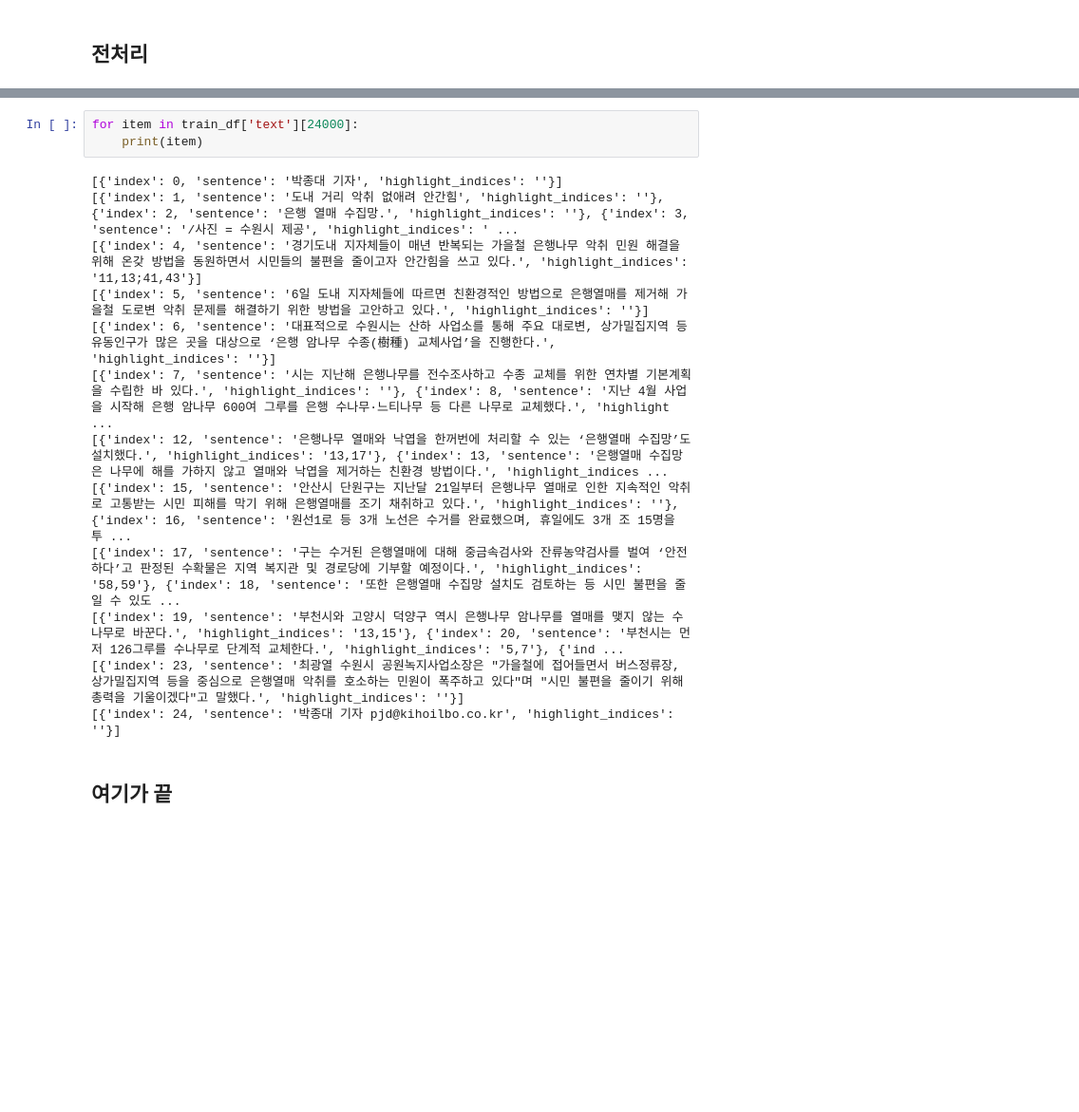
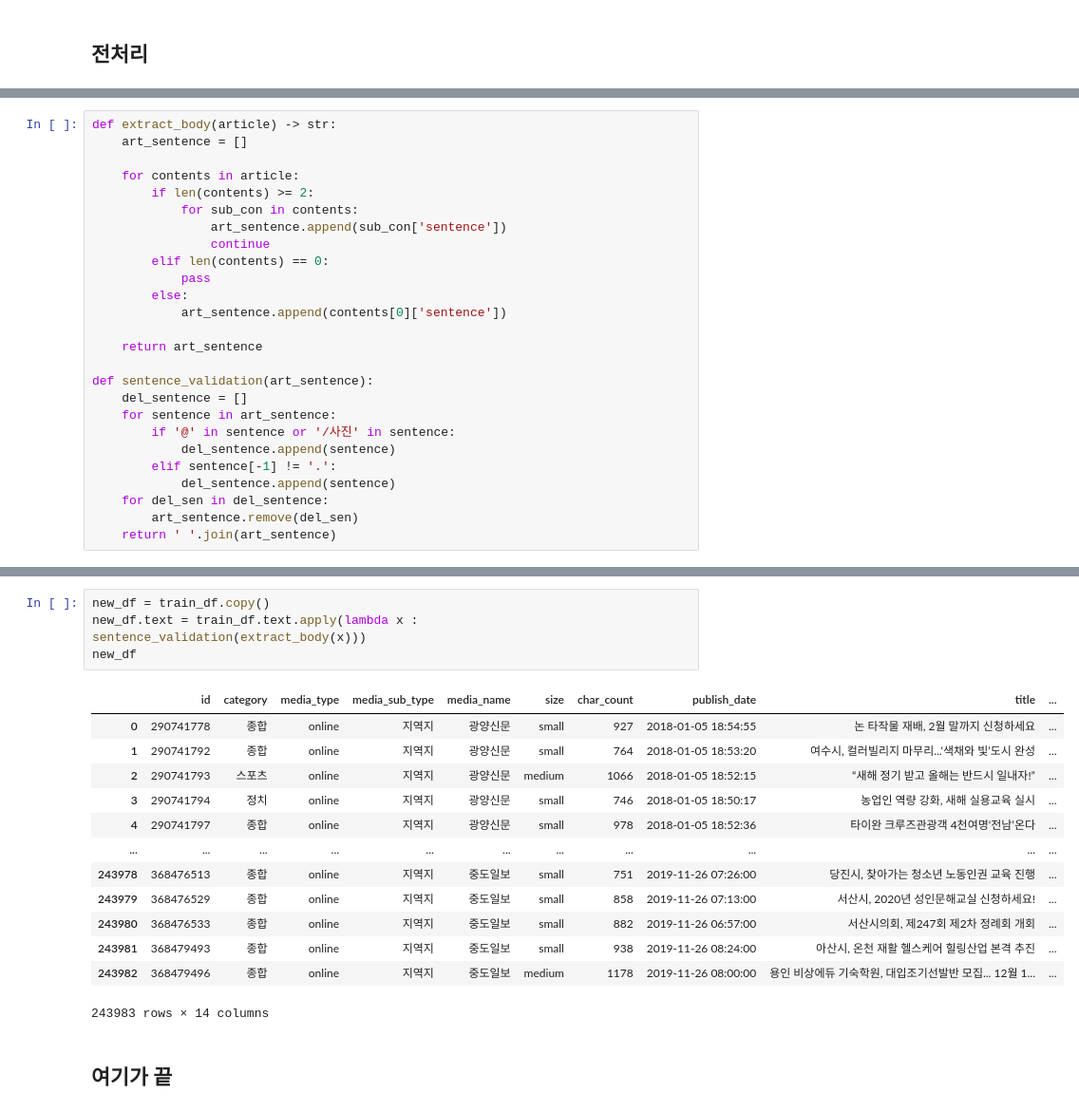
Before and after one commit to galaxyhm/Shortzip, a Jupyter notebook: practice_dowon.ipynb, the cells around one changed output, grey strips where cells are left out. Shown: that part at 95% size. Drawn from its saved outputs; the diff is of its cells as text; blank space fills up the shorter version.

Commit message:
전처리 모듈 수정 extract_body, sentence_validation

```diff
--- a/practice_dowon.ipynb
+++ b/practice_dowon.ipynb
@@ -156 +115,27 @@ def extract_body(article) -> str:
+# %%
+def extract_body(article) -> str:
+    art_sentence = []
+
+    for contents in article:
+        if len(contents) >= 2:
+            for sub_con in contents:
+                art_sentence.append(sub_con['sentence'])
+                continue
+        elif len(contents) == 0:
+            pass
+        else:
+            art_sentence.append(contents[0]['sentence'])
+
+    return art_sentence
+
+def sentence_validation(art_sentence):
+    del_sentence = []
+    for sentence in art_sentence:
+        if '@' in sentence or '/사진' in sentence:
+            del_sentence.append(sentence)
+        elif sentence[-1] != '.':
+            del_sentence.append(sentence)
+    for del_sen in del_sentence:
+        art_sentence.remove(del_sen)
+    return ' '.join(art_sentence)
 # %%
@@ -178,18 +146,20 @@ sentence_list
-# %%
-for item in train_df['text'][24000]:
-    print(item)
-# %% [output]
-[{'index': 0, 'sentence': '박종대 기자', 'highlight_indices': ''}]
-[{'index': 1, 'sentence': '도내 거리 악취 없애려 안간힘', 'highlight_indices': ''}, {'index': 2, 'sentence': '은행 열매 수집망.', 'highlight_indices': ''}, {'index': 3, 'sentence': '/사진 = 수원시 제공', 'highlight_indices': ' ...
-[{'index': 4, 'sentence': '경기도내 지자체들이 매년 반복되는 가을철 은행나무 악취 민원 해결을 위해 온갖 방법을 동원하면서 시민들의 불편을 줄이고자 안간힘을 쓰고 있다.', 'highlight_indices': '11,13;41,43'}]
-[{'index': 5, 'sentence': '6일 도내 지자체들에 따르면 친환경적인 방법으로 은행열매를 제거해 가을철 도로변 악취 문제를 해결하기 위한 방법을 고안하고 있다.', 'highlight_indices': ''}]
-[{'index': 6, 'sentence': '대표적으로 수원시는 산하 사업소를 통해 주요 대로변, 상가밀집지역 등 유동인구가 많은 곳을 대상으로 ‘은행 암나무 수종(樹種) 교체사업’을 진행한다.', 'highlight_indices': ''}]
-[{'index': 7, 'sentence': '시는 지난해 은행나무를 전수조사하고 수종 교체를 위한 연차별 기본계획을 수립한 바 있다.', 'highlight_indices': ''}, {'index': 8, 'sentence': '지난 4월 사업을 시작해 은행 암나무 600여 그루를 은행 수나무·느티나무 등 다른 나무로 교체했다.', 'highlight ...
-[{'index': 12, 'sentence': '은행나무 열매와 낙엽을 한꺼번에 처리할 수 있는 ‘은행열매 수집망’도 설치했다.', 'highlight_indices': '13,17'}, {'index': 13, 'sentence': '은행열매 수집망은 나무에 해를 가하지 않고 열매와 낙엽을 제거하는 친환경 방법이다.', 'highlight_indices ...
-[{'index': 15, 'sentence': '안산시 단원구는 지난달 21일부터 은행나무 열매로 인한 지속적인 악취로 고통받는 시민 피해를 막기 위해 은행열매를 조기 채취하고 있다.', 'highlight_indices': ''}, {'index': 16, 'sentence': '원선1로 등 3개 노선은 수거를 완료했으며, 휴일에도 3개 조 15명을 투 ...
-[{'index': 17, 'sentence': '구는 수거된 은행열매에 대해 중금속검사와 잔류농약검사를 벌여 ‘안전하다’고 판정된 수확물은 지역 복지관 및 경로당에 기부할 예정이다.', 'highlight_indices': '58,59'}, {'index': 18, 'sentence': '또한 은행열매 수집망 설치도 검토하는 등 시민 불편을 줄일 수 있도 ...
-[{'index': 19, 'sentence': '부천시와 고양시 덕양구 역시 은행나무 암나무를 열매를 맺지 않는 수나무로 바꾼다.', 'highlight_indices': '13,15'}, {'index': 20, 'sentence': '부천시는 먼저 126그루를 수나무로 단계적 교체한다.', 'highlight_indices': '5,7'}, {'ind ...
-[{'index': 23, 'sentence': '최광열 수원시 공원녹지사업소장은 "가을철에 접어들면서 버스정류장, 상가밀집지역 등을 중심으로 은행열매 악취를 호소하는 민원이 폭주하고 있다"며 "시민 불편을 줄이기 위해 총력을 기울이겠다"고 말했다.', 'highlight_indices': ''}]
-[{'index': 24, 'sentence': '박종대 기자 pjd@kihoilbo.co.kr', 'highlight_indices': ''}]
+# %%
+new_df = train_df.copy()
+new_df.text = train_df.text.apply(lambda x : sentence_validation(extract_body(x)))
+new_df
+# %% [output]
+|  | id | category | media_type | media_sub_type | media_name | size | char_count | publish_date | title | ... |
+| 0 | 290741778 | 종합 | online | 지역지 | 광양신문 | small | 927 | 2018-01-05 18:54:55 | 논 타작물 재배, 2월 말까지 신청하세요 | ... |
+| 1 | 290741792 | 종합 | online | 지역지 | 광양신문 | small | 764 | 2018-01-05 18:53:20 | 여수시, 컬러빌리지 마무리...‘색채와 빛’도시 완성 | ... |
+| 2 | 290741793 | 스포츠 | online | 지역지 | 광양신문 | medium | 1066 | 2018-01-05 18:52:15 | “새해 정기 받고 올해는 반드시 일내자!” | ... |
+| 3 | 290741794 | 정치 | online | 지역지 | 광양신문 | small | 746 | 2018-01-05 18:50:17 | 농업인 역량 강화, 새해 실용교육 실시 | ... |
+| 4 | 290741797 | 종합 | online | 지역지 | 광양신문 | small | 978 | 2018-01-05 18:52:36 | 타이완 크루즈관광객 4천여명‘전남’온다 | ... |
+| ... | ... | ... | ... | ... | ... | ... | ... | ... | ... | ... |
+| 243978 | 368476513 | 종합 | online | 지역지 | 중도일보 | small | 751 | 2019-11-26 07:26:00 | 당진시, 찾아가는 청소년 노동인권 교육 진행 | ... |
+| 243979 | 368476529 | 종합 | online | 지역지 | 중도일보 | small | 858 | 2019-11-26 07:13:00 | 서산시, 2020년 성인문해교실 신청하세요! | ... |
+| 243980 | 368476533 | 종합 | online | 지역지 | 중도일보 | small | 882 | 2019-11-26 06:57:00 | 서산시의회, 제247회 제2차 정례회 개회 | ... |
+| 243981 | 368479493 | 종합 | online | 지역지 | 중도일보 | small | 938 | 2019-11-26 08:24:00 | 아산시, 온천 재활 헬스케어 힐링산업 본격 추진 | ... |
+| 243982 | 368479496 | 종합 | online | 지역지 | 중도일보 | medium | 1178 | 2019-11-26 08:00:00 | 용인 비상에듀 기숙학원, 대입조기선발반 모집... 12월 1... | ... |
+243983 rows × 14 columns
 # %% [markdown]
 ## 여기가 끝
```
Also changed, not shown: parts of 2 cells of this notebook, 1 other file.
